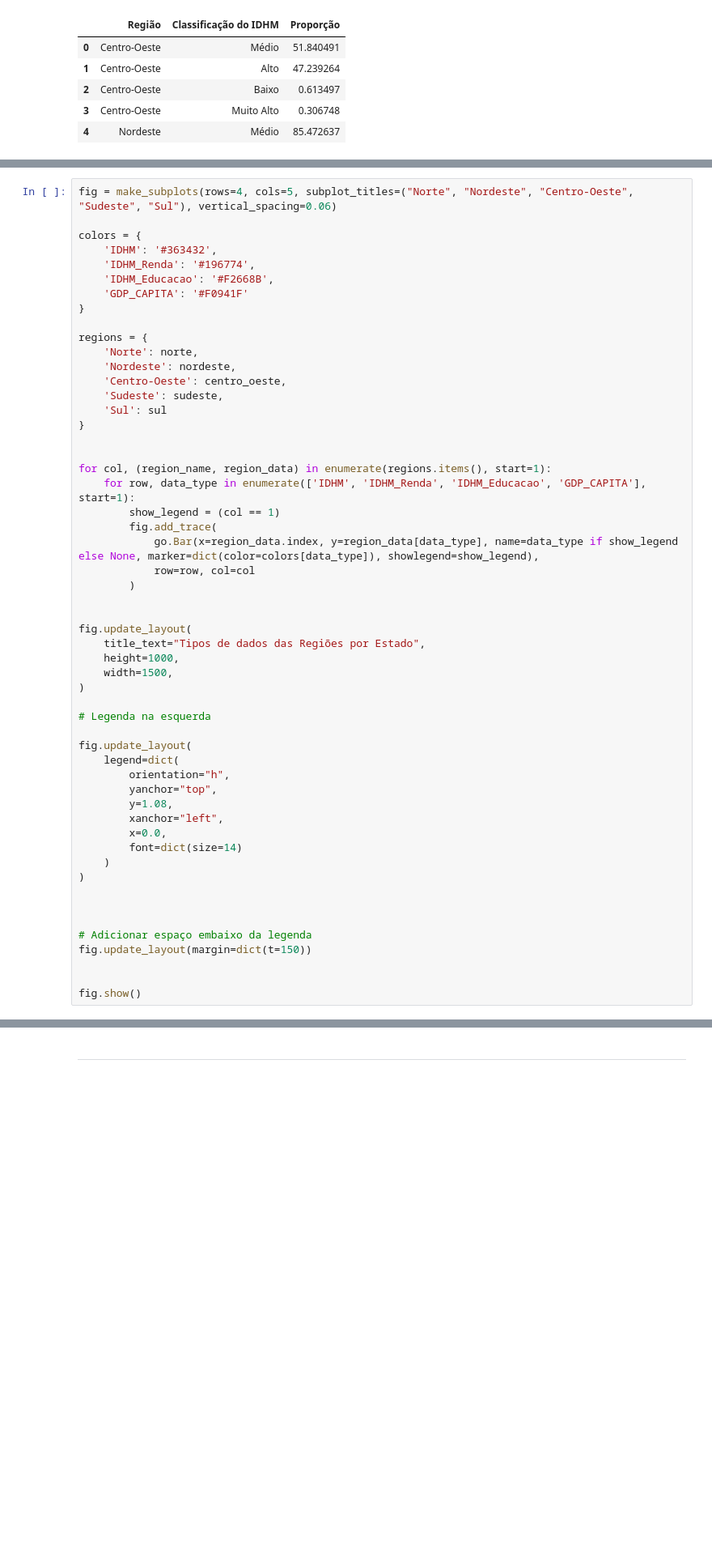
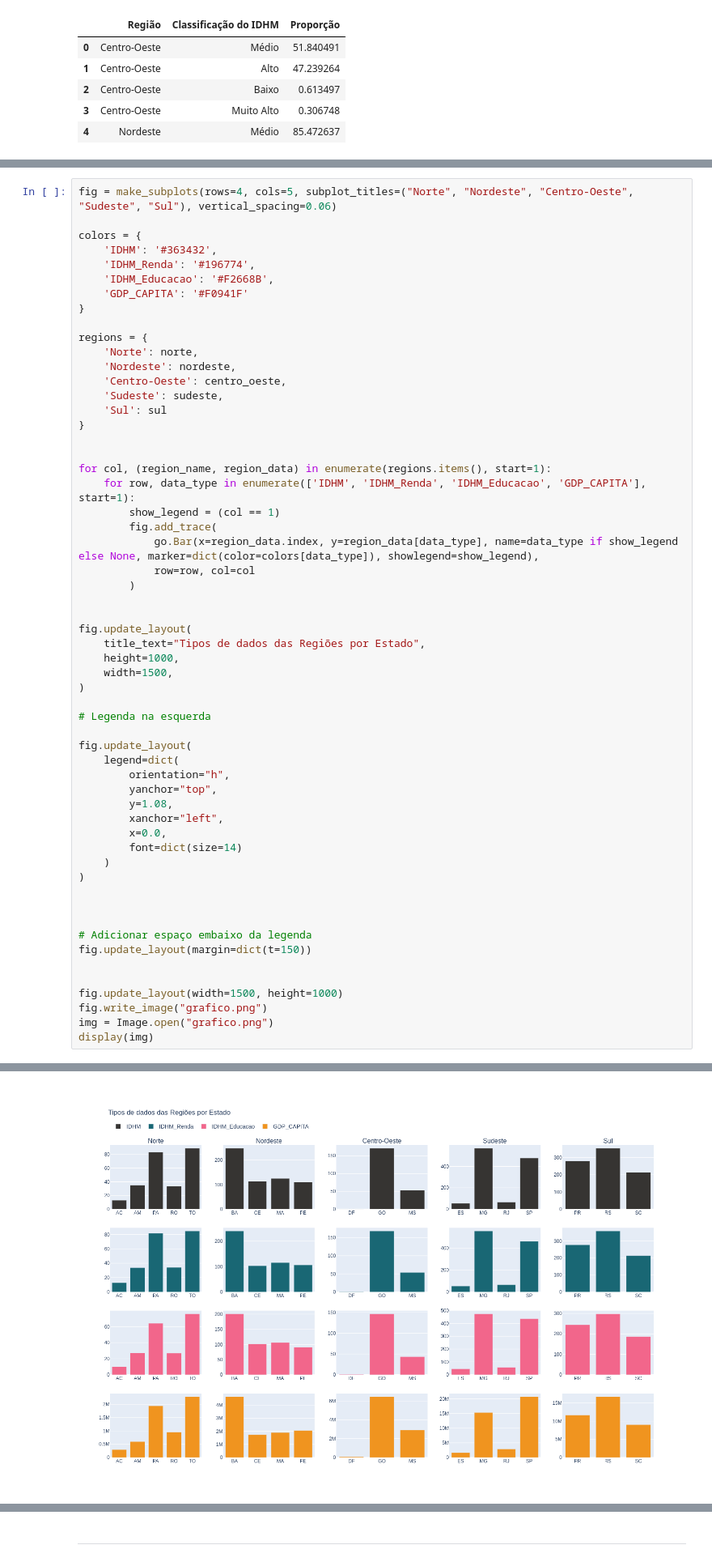
Before and after one commit to Carlos3du/IDHM_Municipios_Brasil, a Jupyter notebook: atvd1_avd.ipynb, the cells around one changed output, grey strips where cells are left out. Shown at 81% size. Cells and saved outputs as stored; diff of their text form; blank space fills up the shorter version.

```diff
--- a/atvd1_avd.ipynb
+++ b/atvd1_avd.ipynb
@@ -378,5 +386,8 @@ fig.update_layout(
 fig.update_layout(margin=dict(t=150))
 
 
-fig.show()
+fig.update_layout(width=1500, height=1000)
+fig.write_image("grafico.png")
+img = Image.open("grafico.png")
+display(img)
 # %% [output]
@@ -383,0 +394 @@ fig.show()
+[figure, added]
```
Also changed, not shown: parts of 10 cells of this notebook.
